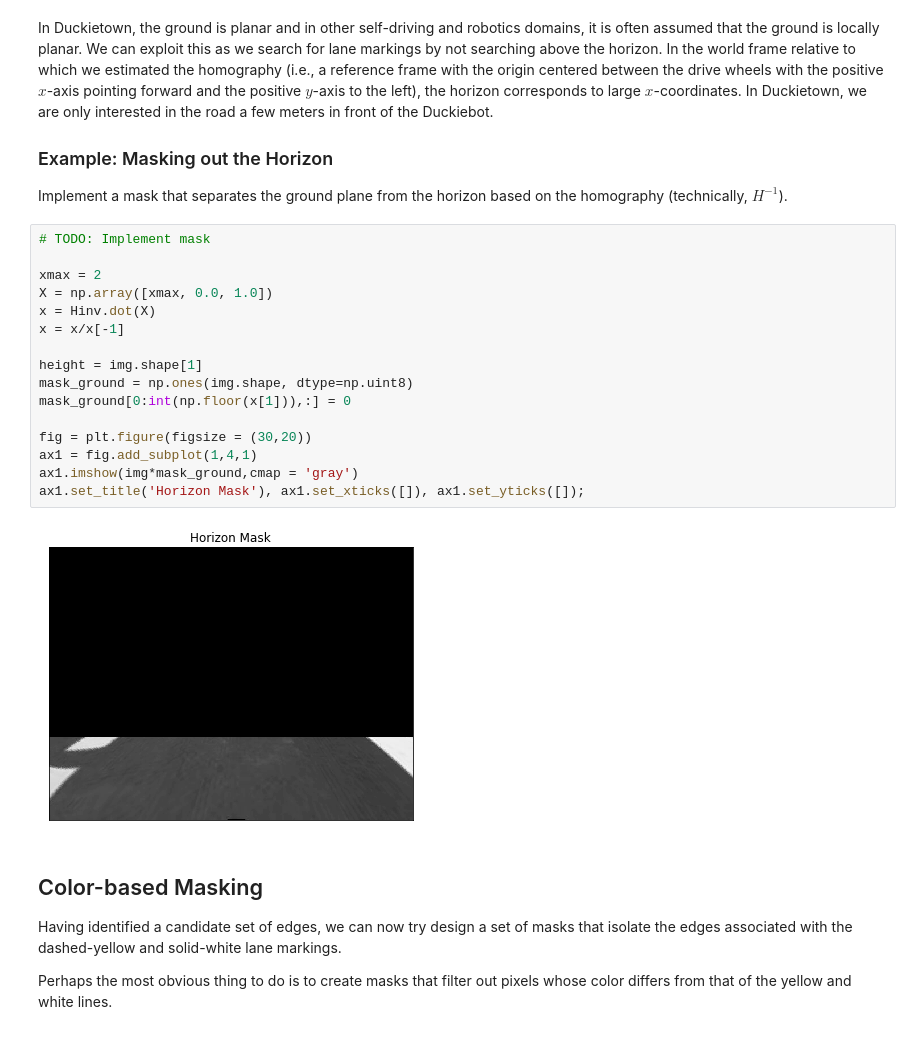
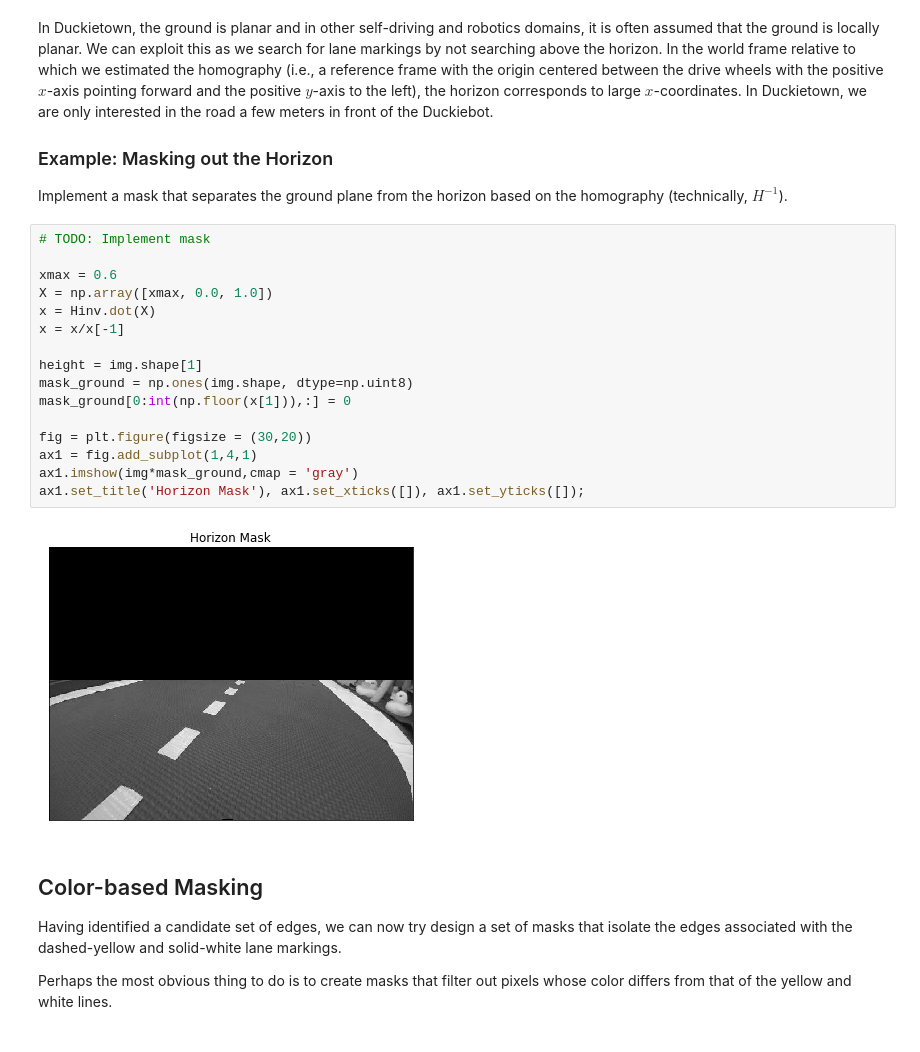
Before and after one commit to olivier-2018/dt-exercises, a Jupyter notebook: visual_lane_following/solution/01-Visual-Control/visual_lane_following_activity.ipynb, the cells around one changed output. Drawn from its saved outputs; the diff is of its cells as text.

```diff
--- a/visual_lane_following/solution/01-Visual-Control/visual_lane_following_activity.ipynb
+++ b/visual_lane_following/solution/01-Visual-Control/visual_lane_following_activity.ipynb
@@ -135,21 +141,21 @@ Implement a mask that separates the ground plane from the horizon based on the h
 # %%
 # TODO: Implement mask
 
-xmax = 2
+xmax = 0.6
 X = np.array([xmax, 0.0, 1.0])
 x = Hinv.dot(X)
 x = x/x[-1]
 
 height = img.shape[1]
 mask_ground = np.ones(img.shape, dtype=np.uint8)
 mask_ground[0:int(np.floor(x[1])),:] = 0
 
 fig = plt.figure(figsize = (30,20))
 ax1 = fig.add_subplot(1,4,1)
 ax1.imshow(img*mask_ground,cmap = 'gray')
 ax1.set_title('Horizon Mask'), ax1.set_xticks([]), ax1.set_yticks([]);
 # %% [output]
-[figure, old version]
+[figure, new version]
 # %% [markdown]
 ## Color-based Masking
 
```
Also changed, not shown: parts of 27 cells of this notebook, 1 other file.
